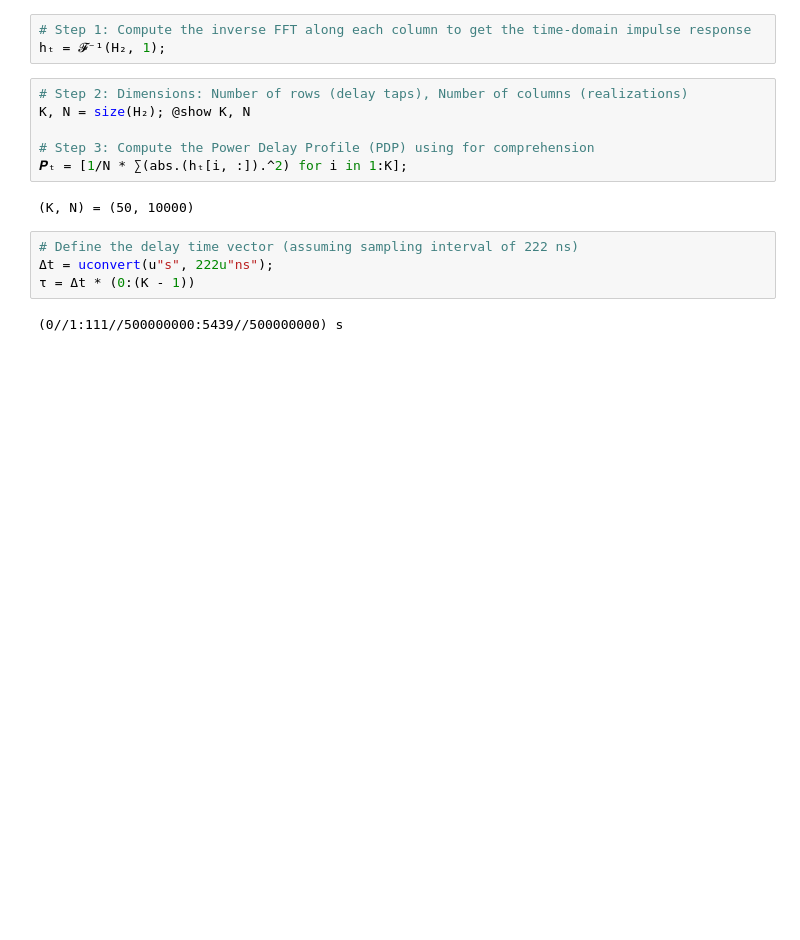
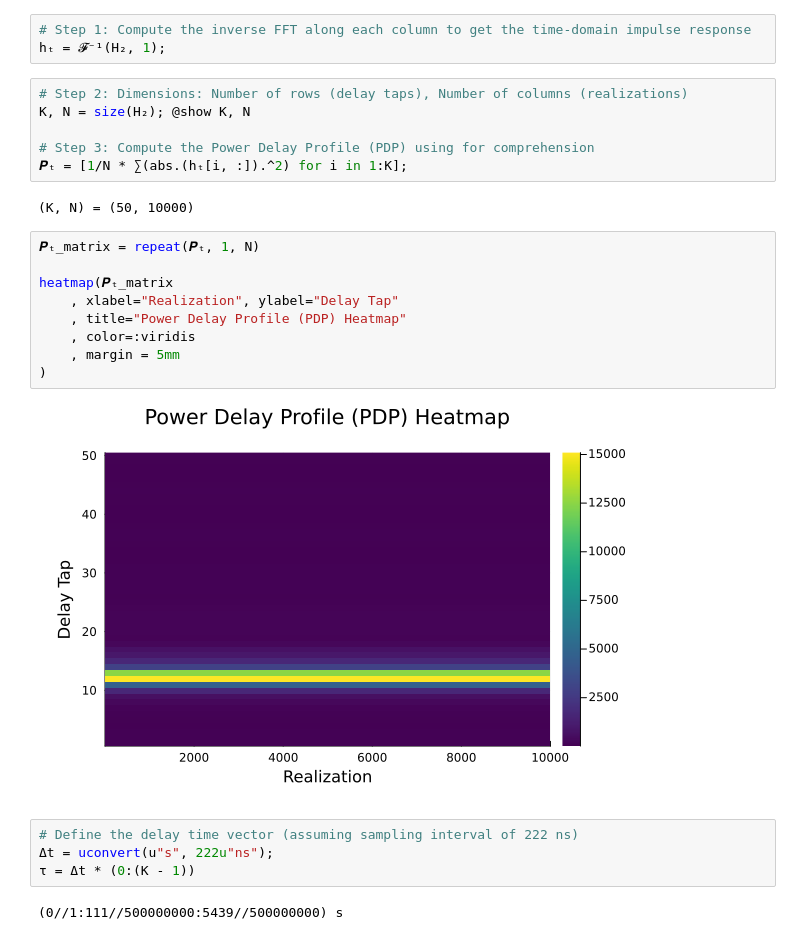
Before and after one commit to setrar/RADIO, a Jupyter notebook: Assignements/2/REPORT.ipynb, the cells around one changed output. Drawn from its saved outputs; the diff is of its cells as text; blank space fills up the shorter version.

```diff
--- a/Assignements/2/REPORT.ipynb
+++ b/Assignements/2/REPORT.ipynb
@@ -259,6 +295,17 @@ K, N = size(H₂); @show K, N
 𝑷ₜ = [1/N * ∑(abs.(hₜ[i, :]).^2) for i in 1:K];
 # %% [output]
 (K, N) = (50, 10000)
+# %%
+𝑷ₜ_matrix = repeat(𝑷ₜ, 1, N)
+
+heatmap(𝑷ₜ_matrix
+    , xlabel="Realization", ylabel="Delay Tap"
+    , title="Power Delay Profile (PDP) Heatmap"
+    , color=:viridis
+    , margin = 5mm
+)
+# %% [output]
+[figure, added]
 # %%
 # Define the delay time vector (assuming sampling interval of 222 ns)
 Δt = uconvert(u"s", 222u"ns");
```
Also changed, not shown: parts of 4 cells of this notebook.
